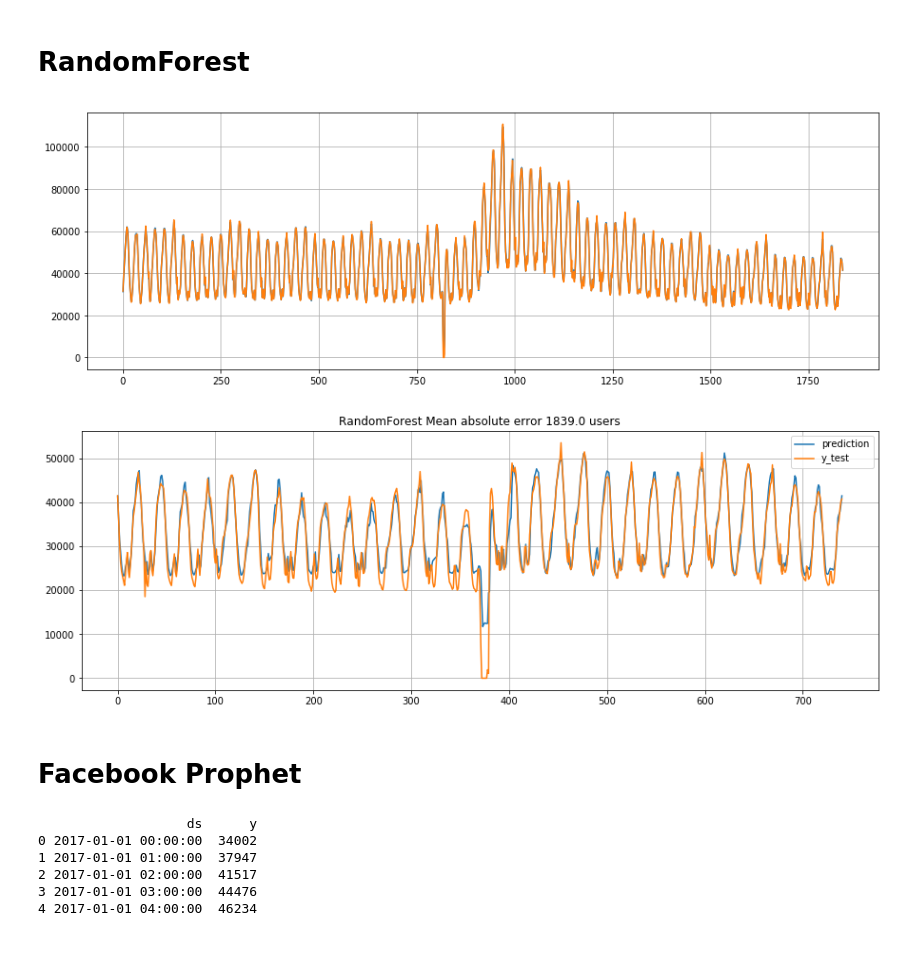
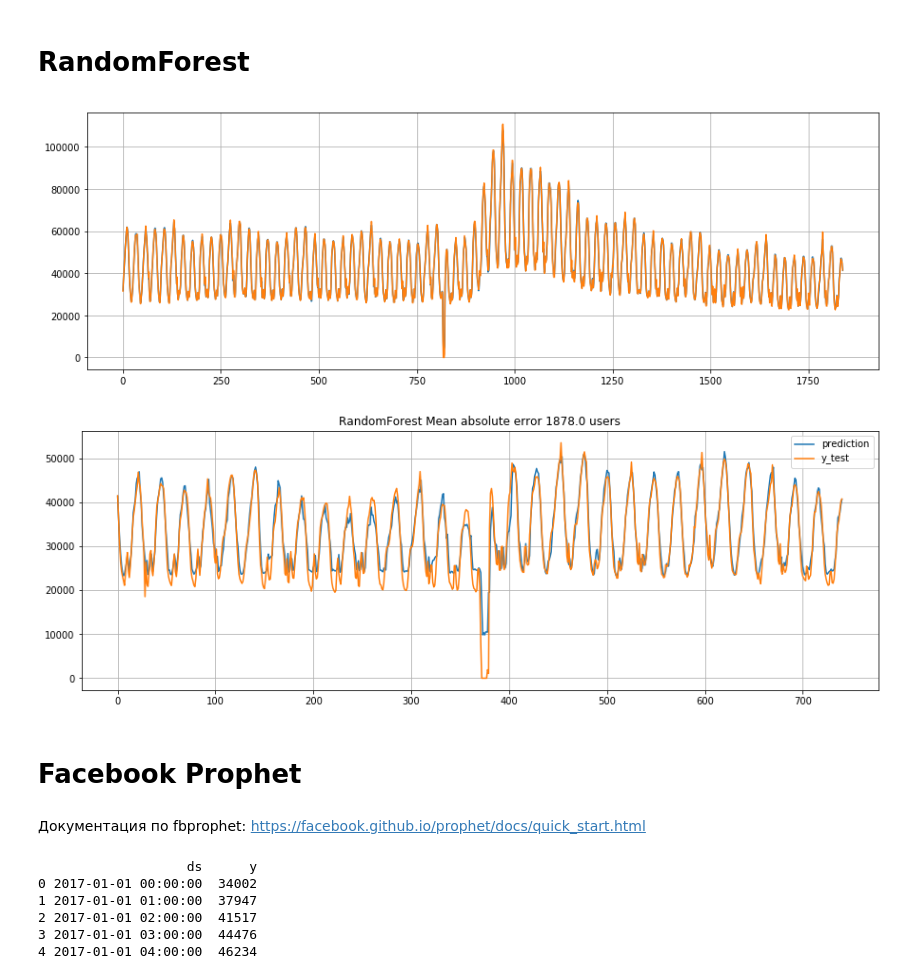
Before and after one commit to Murcha1990/ML_2019_March, a Jupyter notebook: Занятие 11/TS_All.ipynb, the cells around one changed output. Cells and saved outputs as stored; diff of their text form; code cells hidden in the pictures; blank space fills up the shorter version.

```diff
--- a/Занятие 11/TS_All.ipynb
+++ b/Занятие 11/TS_All.ipynb
@@ -510,3 +520,6 @@ tsplot(best_model.resid[24:], lags=30)
+# %%
+best_model = sm.tsa.statespace.SARIMAX(data.Users_box, order=(4, d, 3),
+                                        seasonal_order=(4, D, 1, 24)).fit(disp=True)
 # %% [markdown]
 ## Строим прогноз
 # %%
@@ -553,5 +550,5 @@ DatetimeIndex(['2017-01-01 00:00:00', '2017-01-01 01:00:00',
 # %%
-data = pd.DataFrame(dataset)
+data = pd.DataFrame(dataset.copy())
 data.columns = ["y"]
 
 #data.index = data.index.to_datetime()
@@ -593,11 +590,10 @@ def prepareData(data, lag_start=5, lag_end=20, test_size=0.15):
 #    data.index = data.index.to_datetime()
     data["hour"] = data.index.hour
     data["weekday"] = data.index.weekday
-    data['is_weekend'] = data.weekday.isin([5,6])*1
+    data['is_weekend'] = data.weekday.isin([5, 6])*1
 
     # считаем средние только по тренировочной части, чтобы избежать лика
-
-    data['Lag1'] = data.Total.shift(1)
+    data['Lag1'] = data.y.shift(1)
 
     data['weekday_average'] = list(map(code_mean(data[:test_index], 'weekday', "y").get, data.weekday))
     data["hour_average"] = list(map(code_mean(data[:test_index], 'hour', "y").get, data.hour))
@@ -702,7 +699,7 @@ from sklearn.ensemble import RandomForestRegressor
 
 def RandomForest_forecast(data, lag_start=5, lag_end=20, test_size=0.3, scale=1.96):
 
-    X_train, X_test, y_train, y_test = prepareData(dataset.y, lag_start, lag_end, test_size)
+    X_train, X_test, y_train, y_test = prepareData(dataset, lag_start, lag_end, test_size)
 
     RF = RandomForestRegressor(n_estimators=100)
     RF.fit(X_train, y_train)
@@ -728,12 +725,14 @@ def RandomForest_forecast(data, lag_start=5, lag_end=20, test_size=0.3, scale=1.
     plt.grid(True)
     plt.legend()
 # %%
-RandomForest_forecast(dataset, test_size=0.3, lag_start=1, lag_end=48)
+RandomForest_forecast(dataset.Users, test_size=0.3, lag_start=1, lag_end=48)
 # %% [output]
 [figure]
-[figure, old version]
+[figure, new version]
 # %% [markdown]
 # Facebook Prophet
+# %% [markdown]
+Документация по fbprophet: https://facebook.github.io/prophet/docs/quick_start.html
 # %%
 from fbprophet import Prophet
 # %%
```
Also changed, not shown: parts of 32 cells of this notebook.
